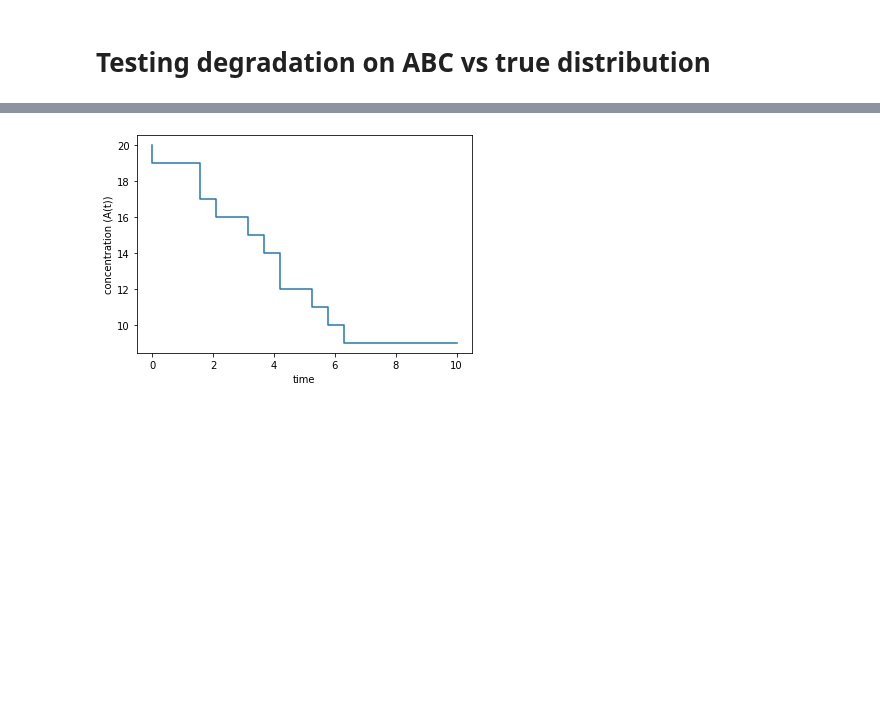
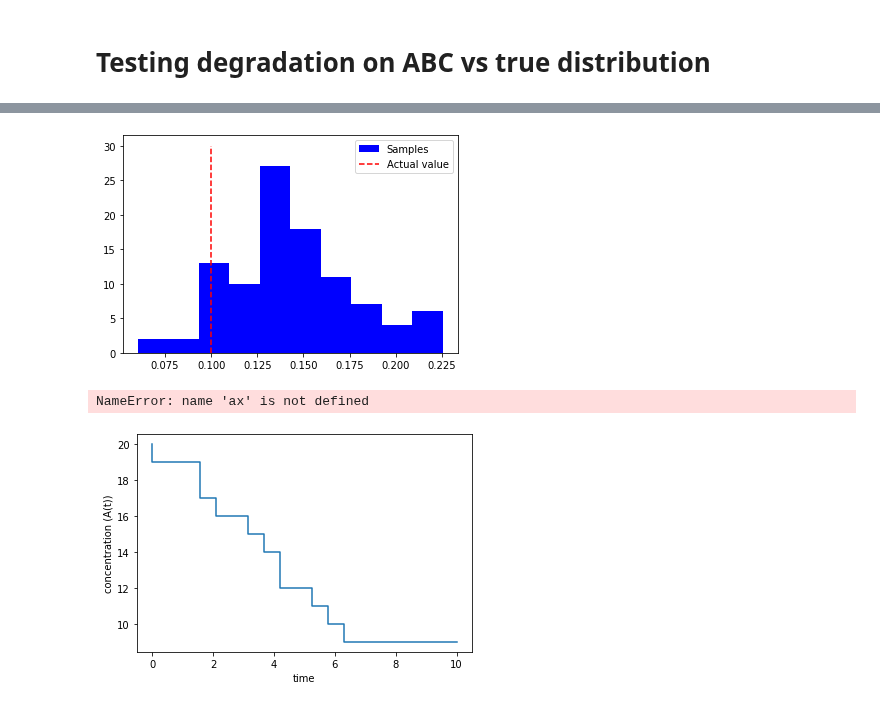
Before and after one commit to pints-team/pints, a Jupyter notebook: degradation.ipynb, the cells around one changed output, grey strips where cells are left out. Drawn from its saved outputs; the diff is of its cells as text; code cells hidden in the pictures; blank space fills up the shorter version.

```diff
--- a/degradation.ipynb
+++ b/degradation.ipynb
@@ -9,0 +38,15 @@ import matplotlib.pyplot as plt
+# %%
+abc = pints.ABCController(error_measure, log_prior)
+
+# set threshold
+abc.sampler().set_threshold(0.85)
+
+# set target number of samples
+abc.set_n_samples(100)
+
+# log to screen
+abc.set_log_to_screen(True)
+
+print('Running...')
+samples  = abc.run()
+print('Done')
@@ -10,3 +68,39 @@ import matplotlib.pyplot as plt
+# %%
+plt.hist(samples[:,0], color="blue", label="Samples")
+plt.vlines(x=model.suggested_parameters(), linestyles='dashed', ymin=0, ymax=30, label="Actual value", color="red")
+plt.legend()
+plt.show()
+# %% [output]
+[figure, added]
+# %%
+import numpy as np
+import matplotlib.pyplot as plt
+from scipy.stats.distributions import norm
+
+from sklearn.neighbors import KernelDensity
+from scipy.stats import gaussian_kde
+from statsmodels.nonparametric.kde import KDEUnivariate
+from statsmodels.nonparametric.kernel_density import KDEMultivariate
+
+def kde_sklearn(x, x_grid, bandwidth=0.2, **kwargs):
+    kde_skl = KernelDensity(bandwidth=bandwidth, **kwargs)
+    kde_skl.fit(x[:, np.newaxis])
+    # score_samples() returns the log-likelihood of the samples
+    log_pdf = kde_skl.score_samples(x_grid[:, np.newaxis])
+    return np.exp(log_pdf)
+
+
+fig, ax = plt.subplots(1, 4, sharey=True,
+                       figsize=(13, 3))
+
+for bandwidth in [0.1, 0.3, 1.0]:
+    ax.plot(x_grid, kde_sklearn(x, x_grid, bandwidth=bandwidth),
+            label='bw={0}'.format(bandwidth), linewidth=3, alpha=0.5)
+ax.hist(x, 30, fc='gray', histtype='stepfilled', alpha=0.3, normed=True)
+ax.set_xlim(-4.5, 3.5)
+ax.legend(loc='upper left')
+# %% [output]
+NameError: name 'ax' is not defined
 # %%
 np.random.seed(1)
 
```
Also changed, not shown: parts of 2 cells of this notebook.
